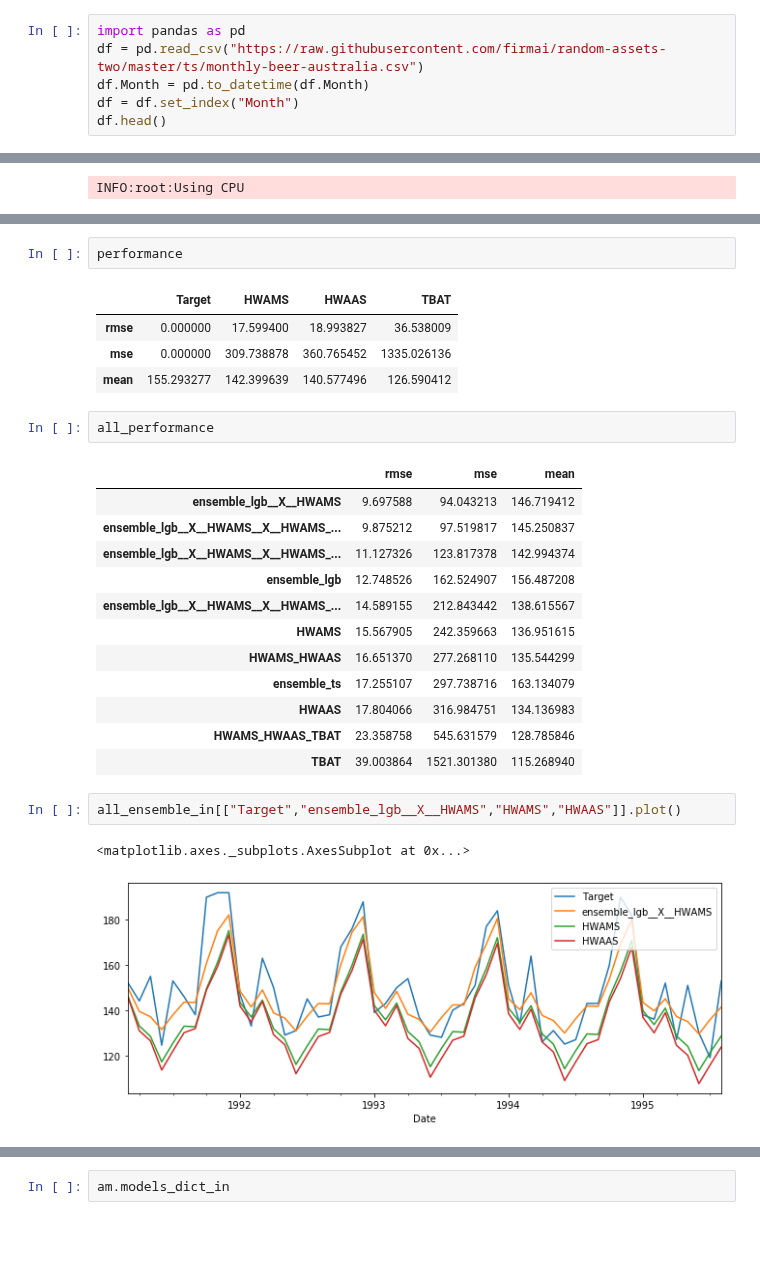
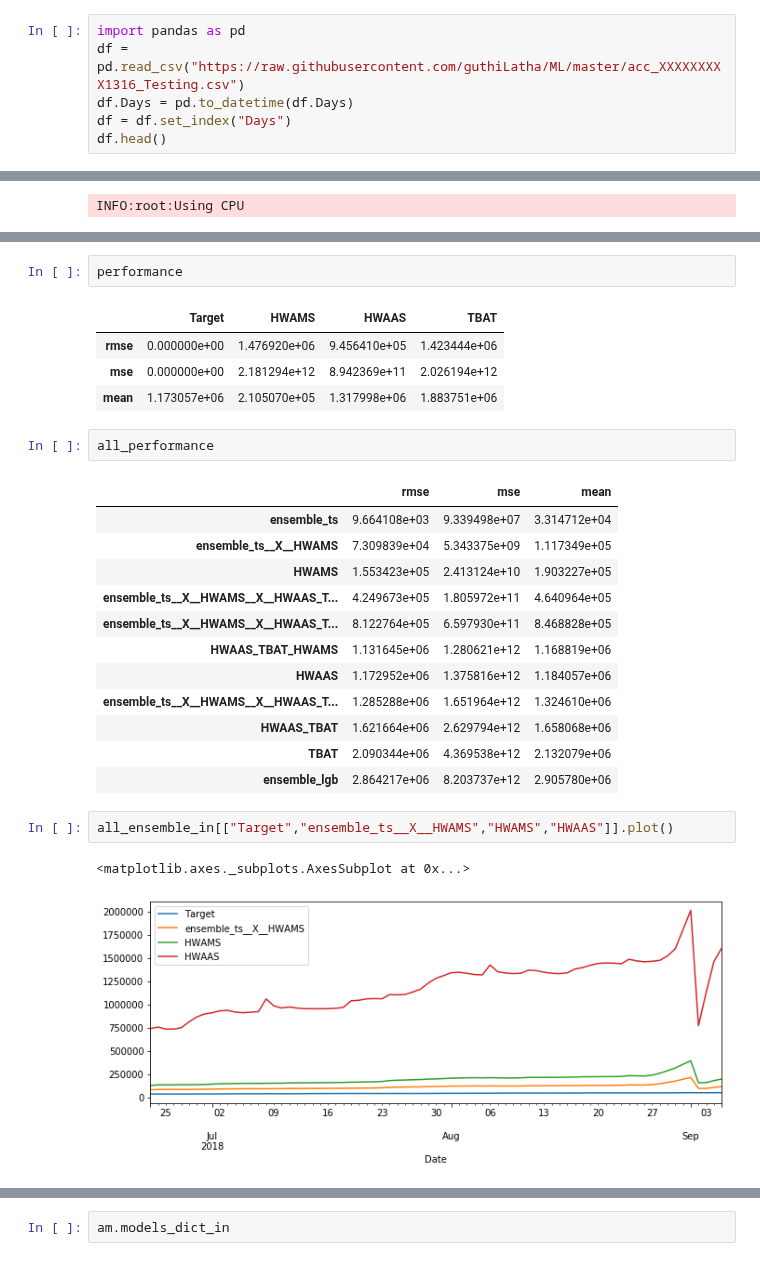
Before and after one commit to guthiLatha/ML, a Jupyter notebook: ATSPY_Test.ipynb, the cells around one changed output, grey strips where cells are left out. Drawn from its saved outputs; the diff is of its cells as text; blank space fills up the shorter version.

```diff
--- a/ATSPY_Test.ipynb
+++ b/ATSPY_Test.ipynb
@@ -22,8 +22,8 @@ Requirement already satisfied: docutils<0.16,>=0.10 in /usr/local/lib/python3.6/
 Requirement already satisfied: zipp>=0.5 in /usr/local/lib/python3.6/dist-packages (from importlib-metadata; python_version < "3.8"->markdown>=2.6.8->tensorboard<1.16.0,>=1.15.0->tensorflow==1.15.0->a ...
 # %%
 import pandas as pd
-df = pd.read_csv("https://raw.githubusercontent.com/firmai/random-assets-two/master/ts/monthly-beer-australia.csv")
-df.Month = pd.to_datetime(df.Month)
-df = df.set_index("Month")
+df = pd.read_csv("https://raw.githubusercontent.com/guthiLatha/ML/master/acc_XXXXXXXXX1316_Testing.csv")
+df.Days = pd.to_datetime(df.Days)
+df = df.set_index("Days")
 df.head()
 # %% [output]
@@ -92,27 +92,27 @@ forecast_out.head()
 performance
 # %% [output]
 |  | Target | HWAMS | HWAAS | TBAT |
-| rmse | 0.000000 | 17.599400 | 18.993827 | 36.538009 |
-| mse | 0.000000 | 309.738878 | 360.765452 | 1335.026136 |
-| mean | 155.293277 | 142.399639 | 140.577496 | 126.590412 |
+| rmse | 0.000000e+00 | 1.476920e+06 | 9.456410e+05 | 1.423444e+06 |
+| mse | 0.000000e+00 | 2.181294e+12 | 8.942369e+11 | 2.026194e+12 |
+| mean | 1.173057e+06 | 2.105070e+05 | 1.317998e+06 | 1.883751e+06 |
 # %%
 all_performance
 # %% [output]
 |  | rmse | mse | mean |
-| ensemble_lgb__X__HWAMS | 9.697588 | 94.043213 | 146.719412 |
-| ensemble_lgb__X__HWAMS__X__HWAMS_... | 9.875212 | 97.519817 | 145.250837 |
-| ensemble_lgb__X__HWAMS__X__HWAMS_... | 11.127326 | 123.817378 | 142.994374 |
-| ensemble_lgb | 12.748526 | 162.524907 | 156.487208 |
-| ensemble_lgb__X__HWAMS__X__HWAMS_... | 14.589155 | 212.843442 | 138.615567 |
-| HWAMS | 15.567905 | 242.359663 | 136.951615 |
-| HWAMS_HWAAS | 16.651370 | 277.268110 | 135.544299 |
-| ensemble_ts | 17.255107 | 297.738716 | 163.134079 |
-| HWAAS | 17.804066 | 316.984751 | 134.136983 |
-| HWAMS_HWAAS_TBAT | 23.358758 | 545.631579 | 128.785846 |
-| TBAT | 39.003864 | 1521.301380 | 115.268940 |
+| ensemble_ts | 9.664108e+03 | 9.339498e+07 | 3.314712e+04 |
+| ensemble_ts__X__HWAMS | 7.309839e+04 | 5.343375e+09 | 1.117349e+05 |
+| HWAMS | 1.553423e+05 | 2.413124e+10 | 1.903227e+05 |
+| ensemble_ts__X__HWAMS__X__HWAAS_T... | 4.249673e+05 | 1.805972e+11 | 4.640964e+05 |
+| ensemble_ts__X__HWAMS__X__HWAAS_T... | 8.122764e+05 | 6.597930e+11 | 8.468828e+05 |
+| HWAAS_TBAT_HWAMS | 1.131645e+06 | 1.280621e+12 | 1.168819e+06 |
+| HWAAS | 1.172952e+06 | 1.375816e+12 | 1.184057e+06 |
+| ensemble_ts__X__HWAMS__X__HWAAS_T... | 1.285288e+06 | 1.651964e+12 | 1.324610e+06 |
+| HWAAS_TBAT | 1.621664e+06 | 2.629794e+12 | 1.658068e+06 |
+| TBAT | 2.090344e+06 | 4.369538e+12 | 2.132079e+06 |
+| ensemble_lgb | 2.864217e+06 | 8.203737e+12 | 2.905780e+06 |
 # %%
-all_ensemble_in[["Target","ensemble_lgb__X__HWAMS","HWAMS","HWAAS"]].plot()
+all_ensemble_in[["Target","ensemble_ts__X__HWAMS","HWAMS","HWAAS"]].plot()
 # %% [output]
 <matplotlib.axes._subplots.AxesSubplot at 0x...>
-[figure, old version]
+[figure, new version]
 # %%
```
Also changed, not shown: parts of 7 cells of this notebook.
